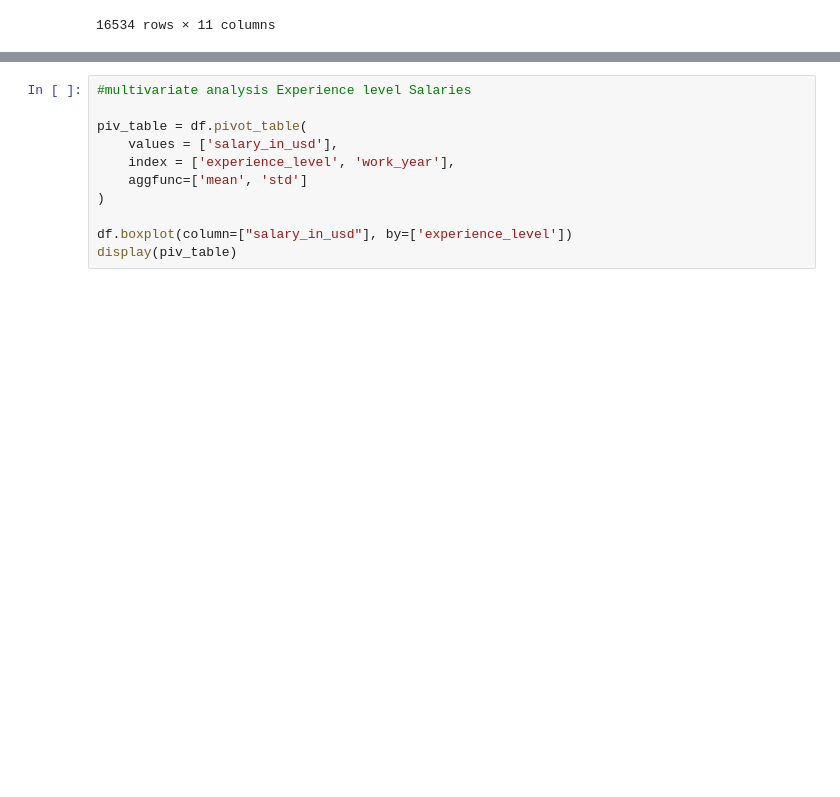
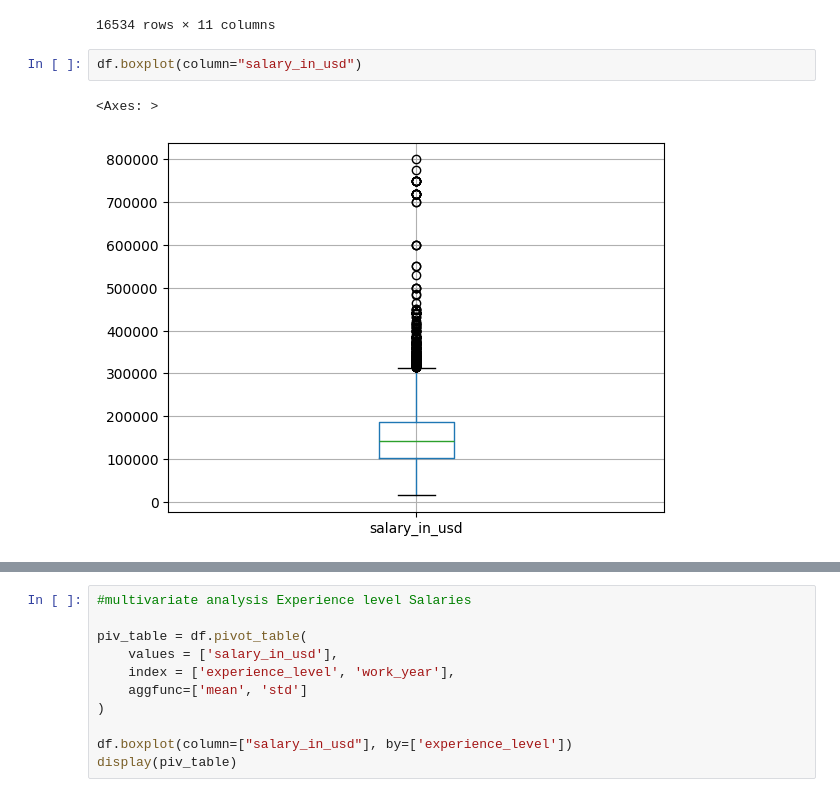
Before and after one commit to benk-2019/daily_assignments, a Jupyter notebook: week_2_QA/qa_2.ipynb, the cells around one changed output, grey strips where cells are left out. Saved outputs shown, nothing was run; the diff lists cells and outputs as text; blank space fills up the shorter version.

```diff
--- a/week_2_QA/qa_2.ipynb
+++ b/week_2_QA/qa_2.ipynb
@@ -97,4 +101,9 @@ df
 | 16532 | 2020 | EN | CT | Business Data Analyst | 100000 | USD | 100000 | ... |
 | 16533 | 2021 | SE | FT | Data Science Manager | 7000000 | INR | 94665 | ... |
 16534 rows × 11 columns
+# %%
+df.boxplot(column="salary_in_usd")
+# %% [output]
+<Axes: >
+[figure, added]
 # %%
```
Also changed, not shown: parts of 3 cells of this notebook, 5 other files.
